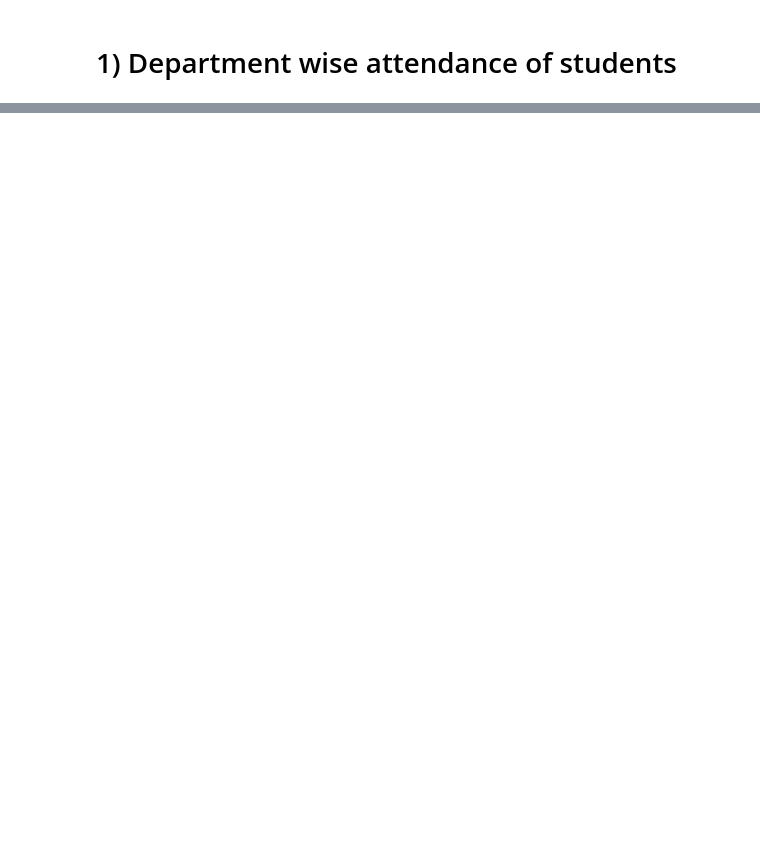
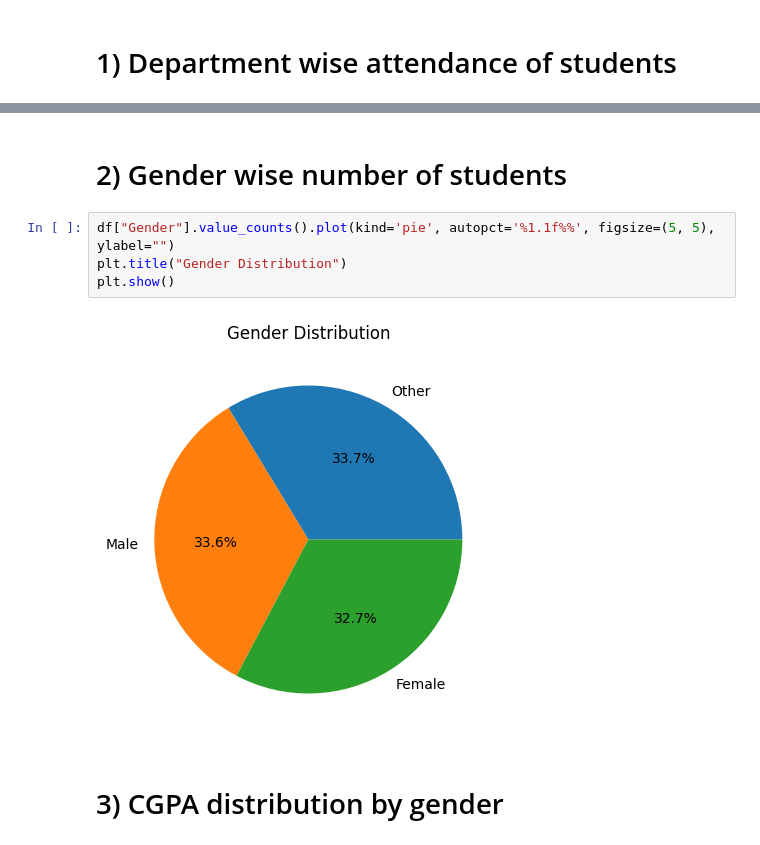
Before and after one commit to ameerrhamza/coding-practice, a Jupyter notebook: students_data_assignment/students_data_clean.ipynb, the cells around one changed output, grey strips where cells are left out. Cells and saved outputs as stored; diff of their text form; blank space fills up the shorter version.

```diff
--- a/students_data_assignment/students_data_clean.ipynb
+++ b/students_data_assignment/students_data_clean.ipynb
@@ -18,0 +15,10 @@ df.pivot_table(index="Department", values="Attendance_Rate", columns='Gender', a
+# %% [markdown]
+# 2) Gender wise number of students
+# %%
+df["Gender"].value_counts().plot(kind='pie', autopct='%1.1f%%', figsize=(5, 5), ylabel="")
+plt.title("Gender Distribution")
+plt.show()
+# %% [output]
+[figure, added]
+# %% [markdown]
+# 3) CGPA distribution by gender
```
Also changed, not shown: parts of 4 cells of this notebook, 4 other files.
